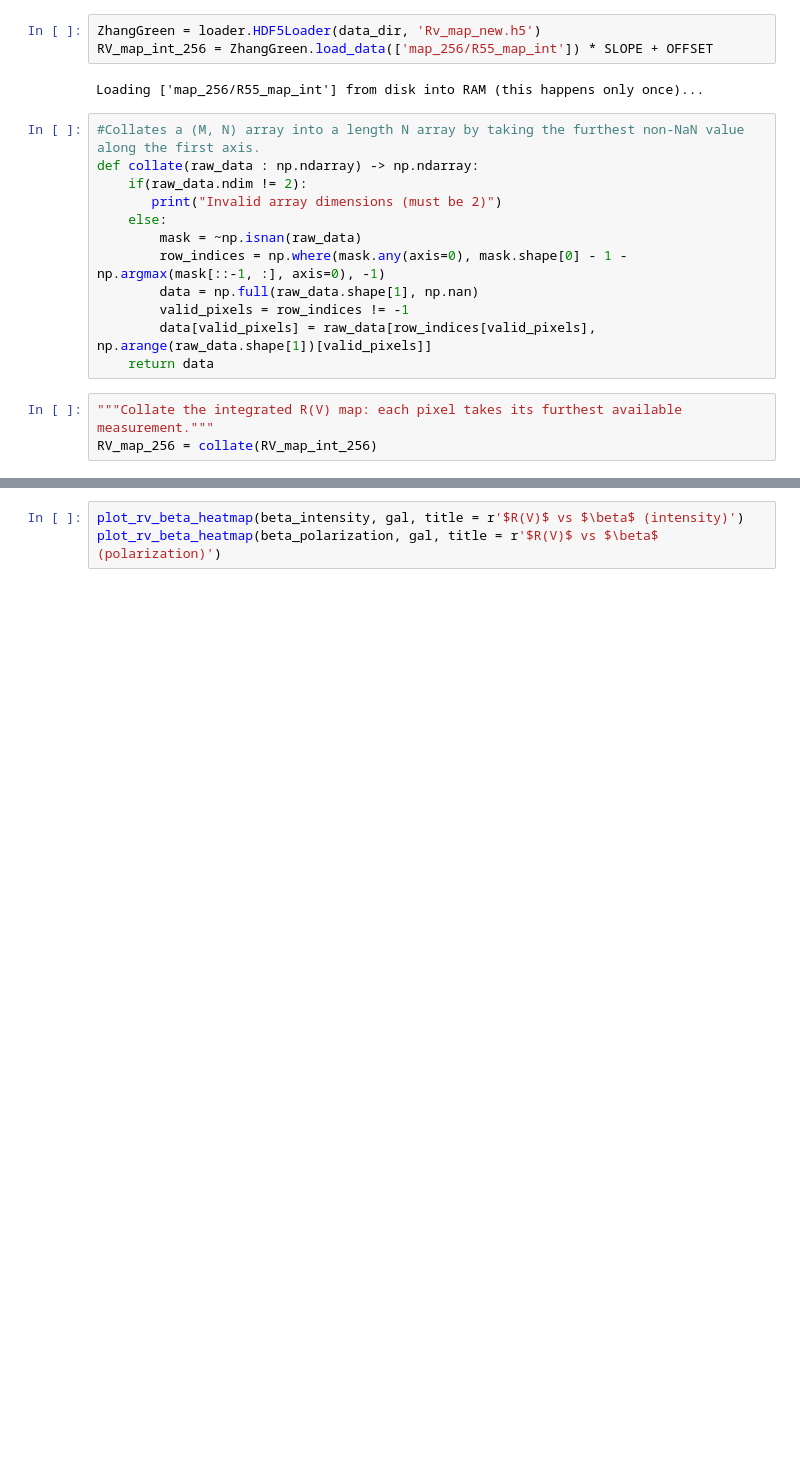
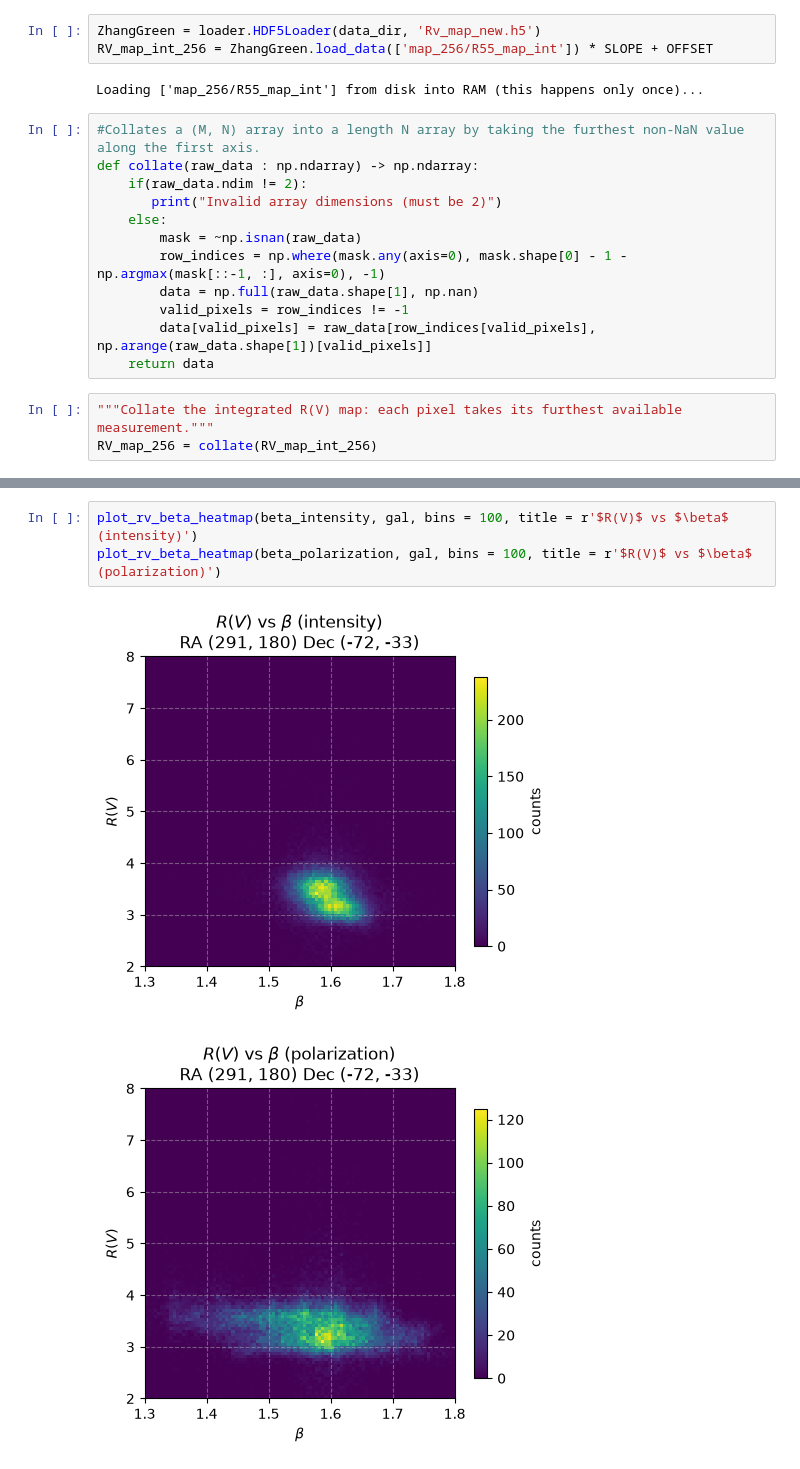
Before and after one commit to LilyZou842/BK_dustmaps, a Jupyter notebook: notebooks/beta_maps.ipynb, the cells around one changed output, grey strips where cells are left out. Saved outputs shown, nothing was run; the diff lists cells and outputs as text; blank space fills up the shorter version.

```diff
--- a/notebooks/beta_maps.ipynb
+++ b/notebooks/beta_maps.ipynb
@@ -287,3 +292,6 @@ plot_rv_beta_heatmap(beta_polarization, cmb, title = r'$R(V)$ vs $\beta$ (polari
 # %%
-plot_rv_beta_heatmap(beta_intensity, gal, title = r'$R(V)$ vs $\beta$ (intensity)')
-plot_rv_beta_heatmap(beta_polarization, gal, title = r'$R(V)$ vs $\beta$ (polarization)')
+plot_rv_beta_heatmap(beta_intensity, gal, bins = 100, title = r'$R(V)$ vs $\beta$ (intensity)')
+plot_rv_beta_heatmap(beta_polarization, gal, bins = 100, title = r'$R(V)$ vs $\beta$ (polarization)')
+# %% [output]
+[figure, added]
+[figure, added]
```
Also changed, not shown: parts of 4 cells of this notebook, 1 other file.
